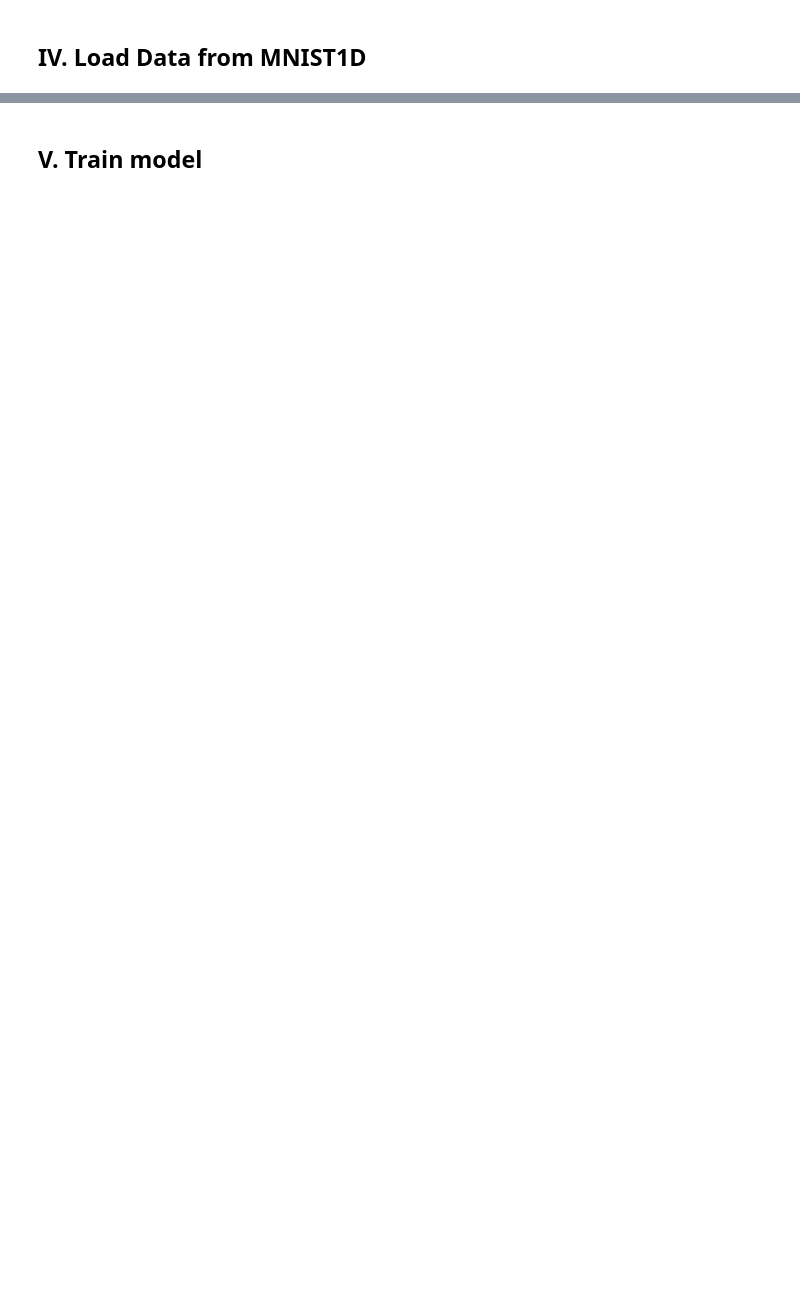
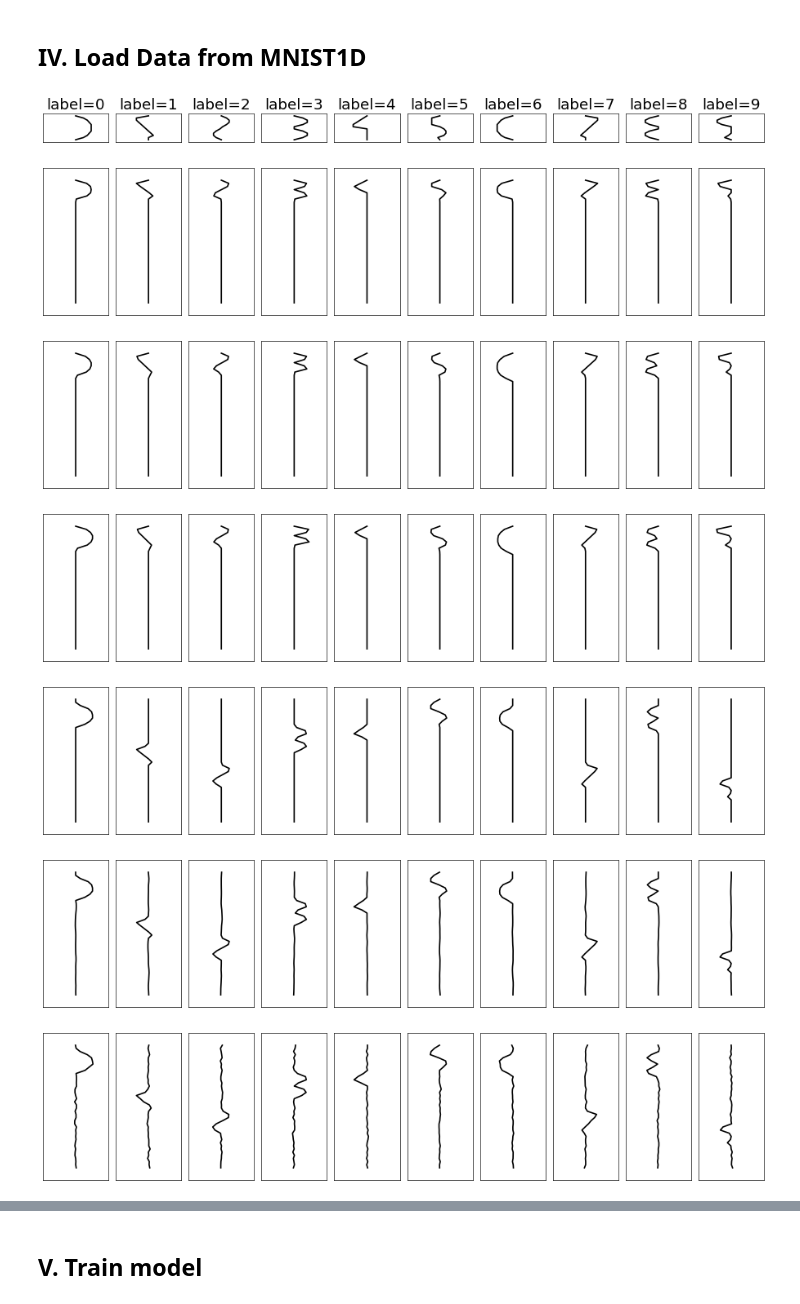
Before and after one commit to mingikang31/Convolutional-Nearest-Neighbor, a Jupyter notebook: Neural_Net.ipynb, the cells around one changed output, grey strips where cells are left out. Saved outputs shown, nothing was run; the diff lists cells and outputs as text; code cells hidden in the pictures; blank space fills up the shorter version.

```diff
--- a/Neural_Net.ipynb
+++ b/Neural_Net.ipynb
@@ -110,7 +177,7 @@ def get_dataset_args(as_dict=False):
             'padding': [36,60],
             'scale_coeff': .4,
             'max_translation': 48,
-            'corr_noise_scale': 0.25,
+            'corr_noise_scale': 0.02,
             'iid_noise_scale': 2e-2,
             'shear_scale': 0.75,
             'shuffle_seq': False,
@@ -211,30 +278,38 @@ def plot_signals(xs, t, labels=None, args=None, ratio=2.6, do_transform=False, d
             plt.gca().invert_yaxis() ; plt.xticks([], []), plt.yticks([], [])
     plt.subplots_adjust(wspace=0, hspace=0)
     plt.tight_layout() ; plt.show()
     return fig
 
 def apply_ablations(arg_dict, n=7):
     ablations = [('shear_scale', 0),
                 ('iid_noise_scale', 0),
                 ('corr_noise_scale', 0),
                  ('max_translation', 1),
                  ('scale_coeff', 0),
                  ('padding', [arg_dict['padding'][-1], arg_dict['padding'][-1]]),
                  ('padding', [0, 0]),]
     num_ablations = min(n, len(ablations))
     for i in range(num_ablations):
         k, v = ablations[i]
         arg_dict[k] = v
     return arg_dict
 
 templates = get_templates()
 for i, n in enumerate(reversed(range(8))):
     np.random.seed(0)
     arg_dict = get_dataset_args(as_dict=True)
     arg_dict = apply_ablations(arg_dict, n=n)
     args = ObjectView(arg_dict)
     do_transform = args.padding[0] != 0
     fig = plot_signals(templates['x'], templates['t'], labels=None if do_transform else templates['y'],
                  args=args, ratio=2.2 if do_transform else 0.8,
                  do_transform=do_transform)
 #     fig.savefig(PROJECT_DIR + 'static/transform_{}.png'.format(i))
+# %% [output]
+[figure, added]
+[figure, added]
+[figure, added]
+[figure, added]
+[figure, added]
+[figure, added]
+[figure, added]
```
Also changed, not shown: parts of 13 cells of this notebook, 8 other files.
